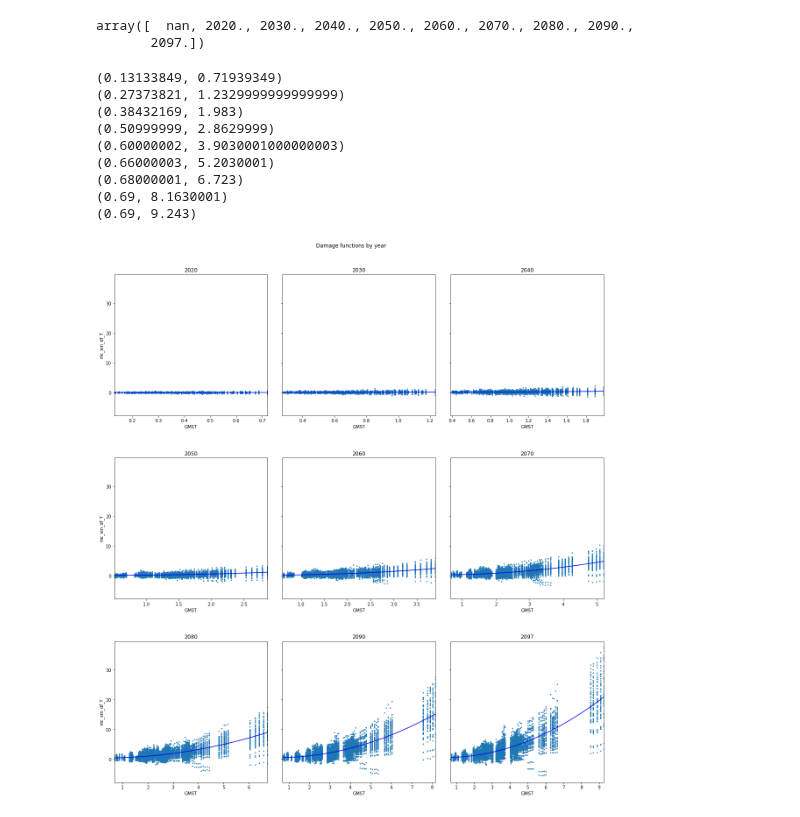
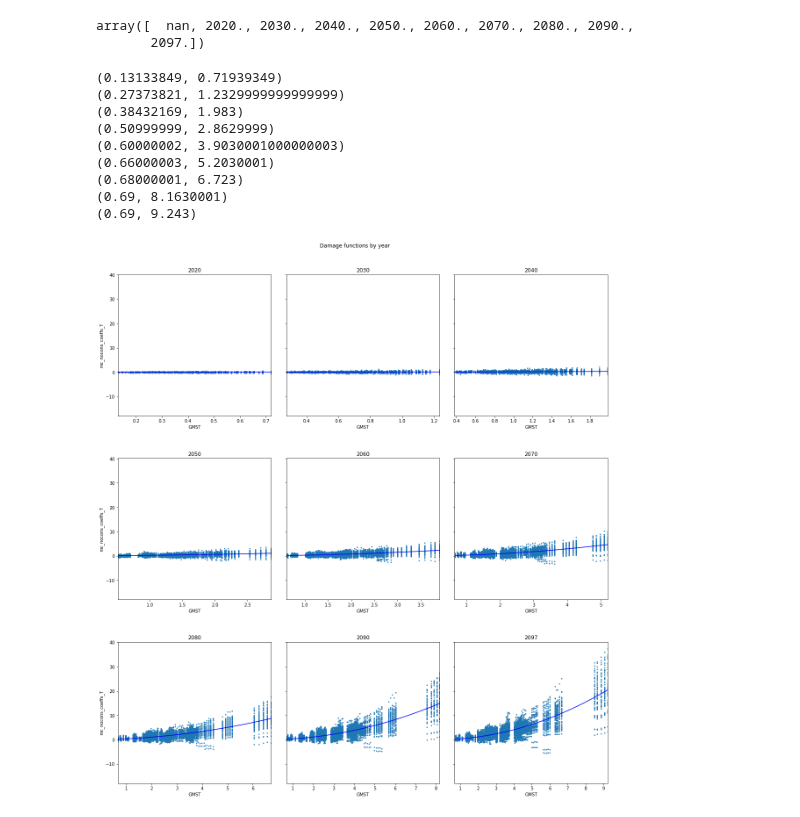
Before and after one commit to ClimateImpactLab/labor-code-release-2020, a Jupyter notebook: 4_post_projection/ce/2_scc/damage_function_with_points.ipynb, the cells around one changed output. Cells and saved outputs as stored; diff of their text form; code cells hidden in the pictures.

```diff
--- a/4_post_projection/ce/2_scc/damage_function_with_points.ipynb
+++ b/4_post_projection/ce/2_scc/damage_function_with_points.ipynb
@@ -107,43 +132,43 @@ fig, ax = plt.subplots(3,3,figsize=(20,20), sharex=False, sharey=True)
 
 plt.subplots_adjust(wspace=0.1, hspace=0.3, top=0.93)
 
-for i, year_assigned in enumerate(years):
-    year_range = range(year_assigned - 2, year_assigned + 3)
+for i, year in enumerate(years):
+    year_range = range(year - 2, year + 3)
 
-    min_t= reg_values.loc[(reg_values['year_assigned']== year_assigned)].anomaly.min()
-    max_t= reg_values.loc[(reg_values['year_assigned']== year_assigned)].anomaly.max()
+    min_t= reg_values.loc[(reg_values['year_assigned']== year)].anomaly.min()
+    max_t= reg_values.loc[(reg_values['year_assigned']== year)].anomaly.max()
 
     print(min_t, max_t)
 
     sns.scatterplot(data=reg_values.loc[reg_values.year_assigned.isin(year_range)],
                x='anomaly', y='damages_T',
                s=4, ax=ax.flat[i], edgecolor='face')
 
-    sns.lineplot(data=mc_sm_df.loc[mc_sm_df.year_assigned == year_assigned],
-                 x='temp', y='mc_sm_df_T', color = "blue",
+    sns.lineplot(data=mc_nocons_coeffs.loc[mc_nocons_coeffs.year == year],
+                 x='temp', y='mc_nocons_coeffs_T', color = "blue",
                  ax=ax.flat[i])
 
     ax.flat[i].set_xlim(min_t,max_t)
     ax.flat[i].set_xlabel('GMST')
-    ax.flat[i].set_title(year_assigned)
+    ax.flat[i].set_title(year)
 
 
 fig.suptitle('Damage functions by year')
 
 ax.flat[i].set_ylabel('Damages in trillions of 2019 USD')
 
-# plt.savefig("/home/nsharma/repos/labor-code-release-2020/output/ce/damage_function_comparison/years_df_with_point_xlim.pdf")
+plt.savefig("/home/nsharma/repos/labor-code-release-2020/output/ce/damage_function_comparison/years_df_with_point_nocons.pdf")
 # %% [output]
 (0.13133849, 0.71939349)
 (0.27373821, 1.2329999999999999)
 (0.38432169, 1.983)
 (0.50999999, 2.8629999)
 (0.60000002, 3.9030001000000003)
 (0.66000003, 5.2030001)
 (0.68000001, 6.723)
 (0.69, 8.1630001)
 (0.69, 9.243)
-[figure, old version]
+[figure, new version]
 # %%
 for i, year_assigned in enumerate(years):
     print(i)
```
Also changed, not shown: parts of 5 cells of this notebook, 10 other files.
